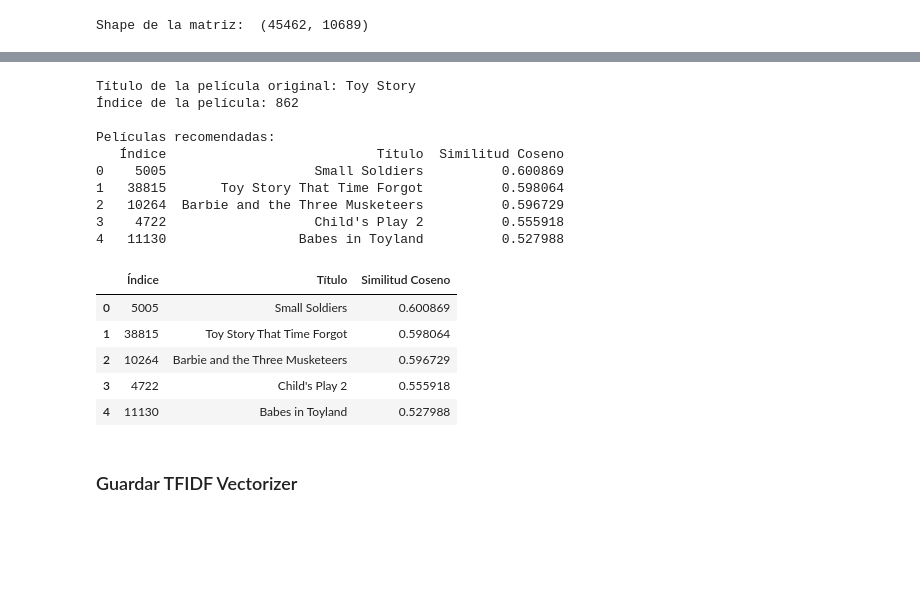
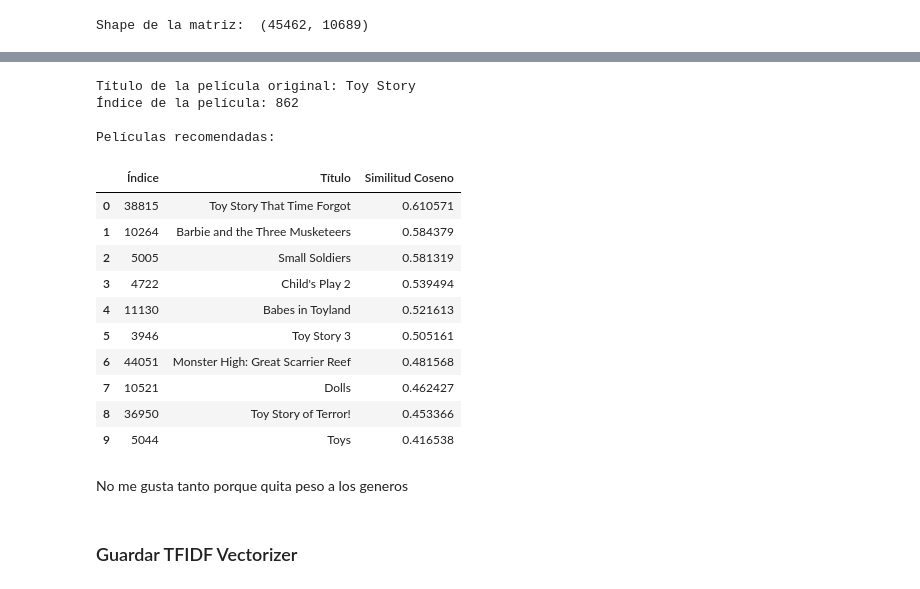
Before and after one commit to juankquintana/proyecto_recomendacion_peliculas, a Jupyter notebook: NLPModels.ipynb, the cells around one changed output, grey strips where cells are left out. Cells and saved outputs as stored; diff of their text form; code cells hidden in the pictures; blank space fills up the shorter version.

```diff
--- a/NLPModels.ipynb
+++ b/NLPModels.ipynb
@@ -31,3 +35,18 @@ metadata.head(1)
 |  | adult | belongs_to_collection | budget | genres | homepage | id | imdb_id | original_language | ... |
 | 0 | False | {'id': 10194, 'name': 'Toy Story ... | 30000000 | [{'id': 16, 'name': 'Animation'},... | http://toystory.disney.com/toy-story | 862 | tt0114709 | en | ... |
 1 rows × 24 columns
+# %%
+import ast
+def columnas_transformadas(metadata, columna, indicador, nuevo_nombre):
+    # Crear una nueva columna temporal con los datos convertidos
+    metadata['col_p'] = metadata[columna].apply(lambda x: ast.literal_eval(x) if isinstance(x, str) else x)
+    # Extraer el valor deseado
+    metadata[nuevo_nombre] = metadata['col_p'].apply(lambda x: [genre_p[indicador] for genre_p in x] if isinstance(x, list) else [])
+    # Eliminar la columna temporal
+    metadata = metadata.drop(columns=['col_p'])
+    # Mostrar las primeras filas del nuevo nombre de columna
+    print(metadata[nuevo_nombre].head(5))
+    return metadata
+
+
+metadata = columnas_transformadas(metadata, 'genres', 'name', 'genre_names')
@@ -113,11 +141,11 @@ df_grouped_keywords.head()
 df_grouped_keywords['id'] = df_grouped_keywords['id'].astype(str)
 
 # Now perform the merge operation
-df_keywords_title = pd.merge(df_grouped_keywords, metadata[['id', 'original_title']],
+df_keywords_title = pd.merge(df_grouped_keywords, metadata[['id', 'original_title','genre_names']],
                      left_on='id', right_on='id', how='left')
 
 # Seleccionar solo las columnas que necesitas
-df_keywords_title = df_keywords_title[['id','original_title', 'keyword_name']]
+df_keywords_title = df_keywords_title[['id','original_title', 'keyword_name','genre_names']]
 
 # Mostrar el DataFrame final
 df_keywords_title.head()
@@ -130,0 +159,4 @@ df_keywords_title.head()
+# %%
+df_keywords_title['keyword_name'] = df_keywords_title.apply(lambda row: row['genre_names'] + row['keyword_name'], axis=1)
+df_keywords_title = df_keywords_title.drop(columns=['genre_names'])
+df_keywords_title.head()
@@ -355,22 +413,23 @@ MemoryError: Unable to allocate 15.4 GiB for an array with shape (45462, 45462)
 # %%
-recomendador_coseno('862', cosine_sim_TFIDF)
+recomendador_coseno('862', cosine_sim_TFIDF,num_recomendaciones=10)
 # %% [output]
 Título de la película original: Toy Story
 Índice de la película: 862
 
 Películas recomendadas:
-   Índice                           Título  Similitud Coseno
-0    5005                   Small Soldiers          0.600869
-1   38815       Toy Story That Time Forgot          0.598064
-2   10264  Barbie and the Three Musketeers          0.596729
-3    4722                   Child's Play 2          0.555918
-4   11130                 Babes in Toyland          0.527988
 |  | Índice | Título | Similitud Coseno |
-| 0 | 5005 | Small Soldiers | 0.600869 |
-| 1 | 38815 | Toy Story That Time Forgot | 0.598064 |
-| 2 | 10264 | Barbie and the Three Musketeers | 0.596729 |
-| 3 | 4722 | Child's Play 2 | 0.555918 |
-| 4 | 11130 | Babes in Toyland | 0.527988 |
+| 0 | 38815 | Toy Story That Time Forgot | 0.610571 |
+| 1 | 10264 | Barbie and the Three Musketeers | 0.584379 |
+| 2 | 5005 | Small Soldiers | 0.581319 |
+| 3 | 4722 | Child's Play 2 | 0.539494 |
+| 4 | 11130 | Babes in Toyland | 0.521613 |
+| 5 | 3946 | Toy Story 3 | 0.505161 |
+| 6 | 44051 | Monster High: Great Scarrier Reef | 0.481568 |
+| 7 | 10521 | Dolls | 0.462427 |
+| 8 | 36950 | Toy Story of Terror! | 0.453366 |
+| 9 | 5044 | Toys | 0.416538 |
+# %% [markdown]
+No me gusta tanto porque quita peso a los generos
 # %% [markdown]
 ### Guardar TFIDF Vectorizer
 # %%
```
Also changed, not shown: parts of 18 cells of this notebook.
